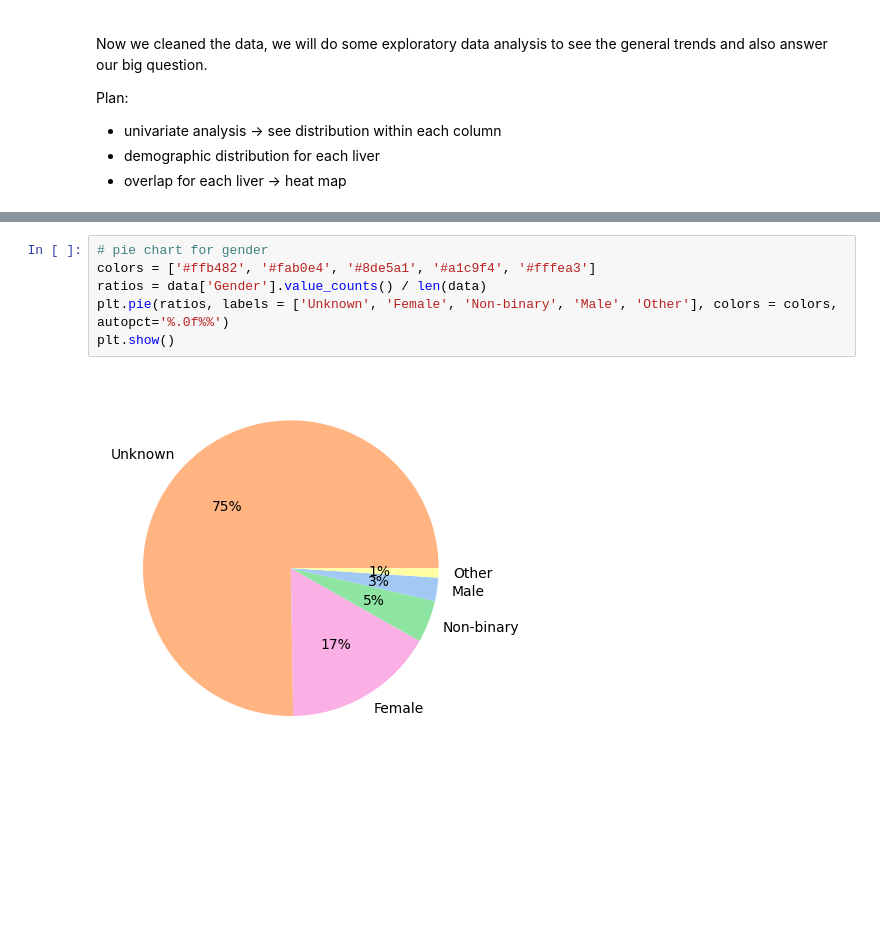
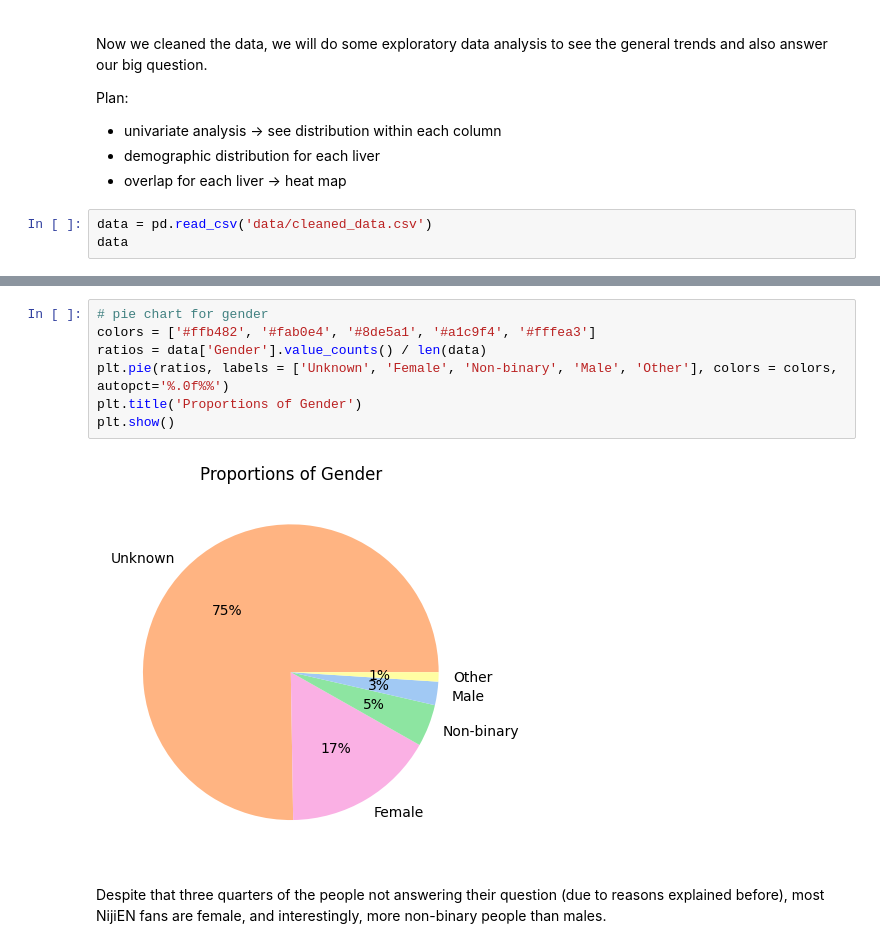
Before and after one commit to gkao25/nijiEN_fanbase_overlap, a Jupyter notebook: code.ipynb, the cells around one changed output, grey strips where cells are left out. Cells and saved outputs as stored; diff of their text form; blank space fills up the shorter version.

```diff
--- a/code.ipynb
+++ b/code.ipynb
@@ -366,3 +354,6 @@ Plan:
 - univariate analysis -> see distribution within each column
 - demographic distribution for each liver
 - overlap for each liver -> heat map
+# %%
+data = pd.read_csv('data/cleaned_data.csv')
+data
@@ -369,8 +374,11 @@ Plan:
 # %%
 # pie chart for gender
 colors = ['#ffb482', '#fab0e4', '#8de5a1', '#a1c9f4', '#fffea3']
 ratios = data['Gender'].value_counts() / len(data)
 plt.pie(ratios, labels = ['Unknown', 'Female', 'Non-binary', 'Male', 'Other'], colors = colors, autopct='%.0f%%')
+plt.title('Proportions of Gender')
 plt.show()
 # %% [output]
-[figure, old version]
+[figure, new version]
+# %% [markdown]
+Despite that three quarters of the people not answering their question (due to reasons explained before), most NijiEN fans are female, and interestingly, more non-binary people than males.
```
Also changed, not shown: parts of 17 cells of this notebook, 1 other file.
